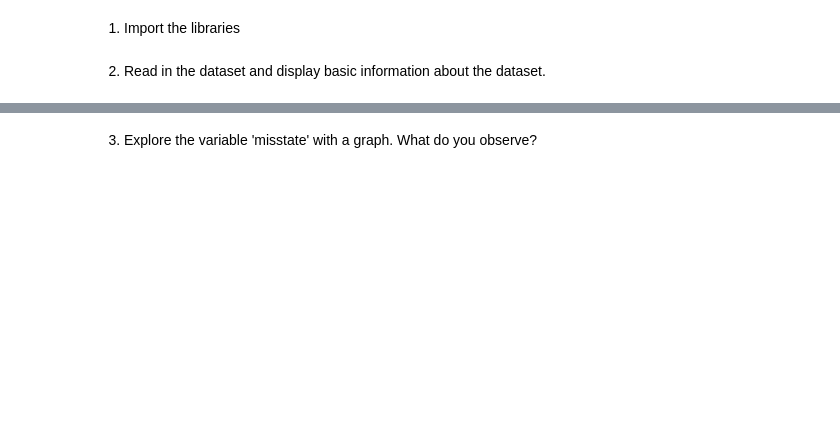
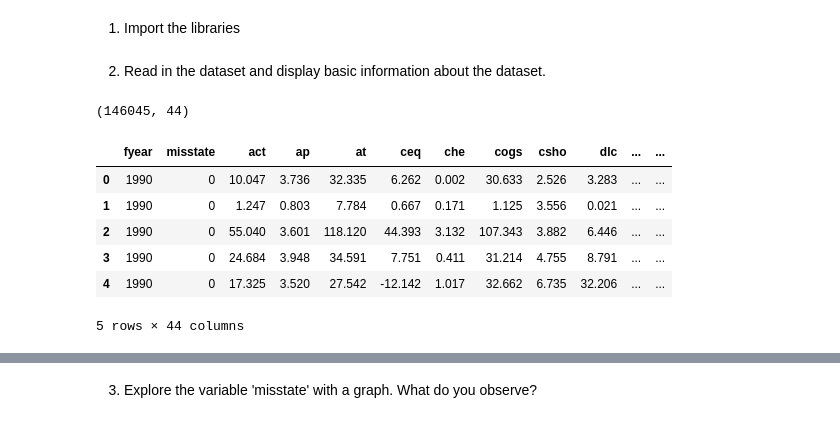
Before and after one commit to emilyneaville/DSCI-5240, a Jupyter notebook: Assignment 3/DSCI5240 Assignment 3-Logistic Regression.ipynb, the cells around one changed output, grey strips where cells are left out. Cells and saved outputs as stored; diff of their text form; code cells hidden in the pictures; blank space fills up the shorter version.

```diff
--- a/Assignment 3/DSCI5240 Assignment 3-Logistic Regression.ipynb
+++ b/Assignment 3/DSCI5240 Assignment 3-Logistic Regression.ipynb
@@ -19,0 +74,13 @@ You may find the description of variables in the Word document.
+# %%
+# Preview dataset and row/column count
+print(accounting_df.shape)
+accounting_df.head()
+# %% [output]
+(146045, 44)
+|  | fyear | misstate | act | ap | at | ceq | che | cogs | csho | dlc | ... | ... |
+| 0 | 1990 | 0 | 10.047 | 3.736 | 32.335 | 6.262 | 0.002 | 30.633 | 2.526 | 3.283 | ... | ... |
+| 1 | 1990 | 0 | 1.247 | 0.803 | 7.784 | 0.667 | 0.171 | 1.125 | 3.556 | 0.021 | ... | ... |
+| 2 | 1990 | 0 | 55.040 | 3.601 | 118.120 | 44.393 | 3.132 | 107.343 | 3.882 | 6.446 | ... | ... |
+| 3 | 1990 | 0 | 24.684 | 3.948 | 34.591 | 7.751 | 0.411 | 31.214 | 4.755 | 8.791 | ... | ... |
+| 4 | 1990 | 0 | 17.325 | 3.520 | 27.542 | -12.142 | 1.017 | 32.662 | 6.735 | 32.206 | ... | ... |
+5 rows × 44 columns
```
Also changed, not shown: parts of 10 cells of this notebook.
